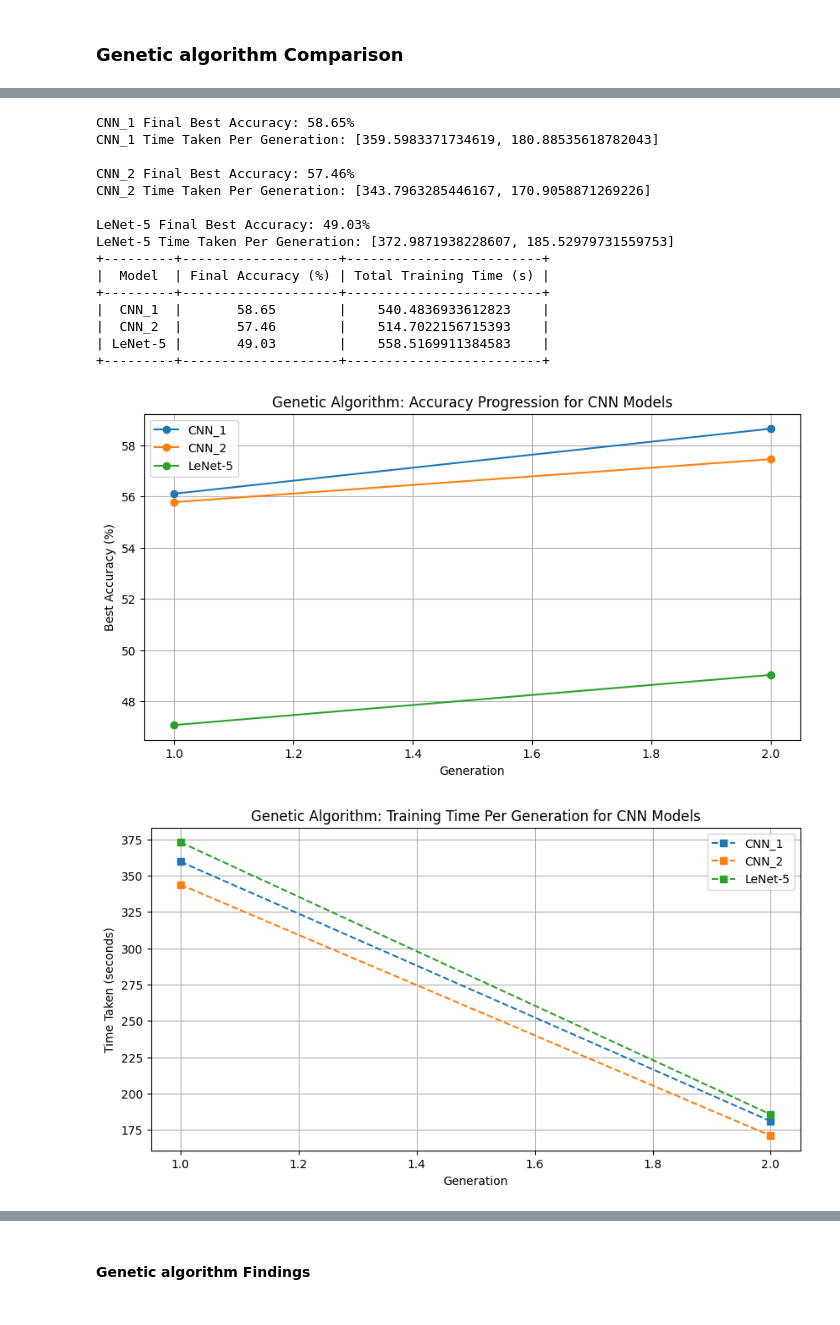
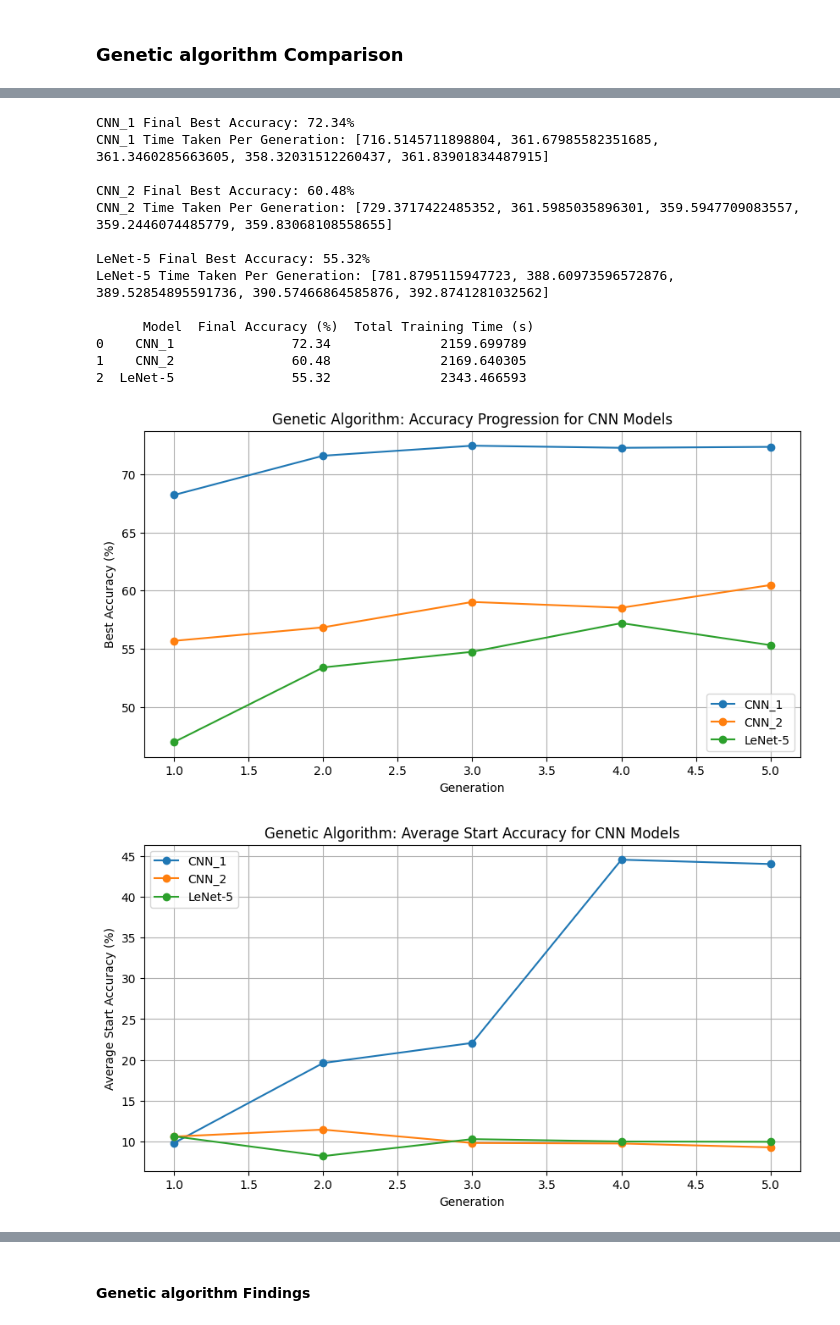
Before and after one commit to EmmanuelAdio/AAI-Coursework, a Jupyter notebook: AAI_Coursework_CNN_GA.ipynb, the cells around one changed output, grey strips where cells are left out. Saved outputs shown, nothing was run; the diff lists cells and outputs as text; code cells hidden in the pictures.

```diff
--- a/AAI_Coursework_CNN_GA.ipynb
+++ b/AAI_Coursework_CNN_GA.ipynb
@@ -827,8 +827,8 @@ Number of test images: 10000
 # %%
 #Global variables used on all models to keep comparisions fair
 #genetic algorithm parameters
-GENERATIONS = 2
-POPULATION_SIZE = 4
+GENERATIONS = 5
+POPULATION_SIZE = 8
 MUTATION_RATE = 0.1
 
 #training parameters
@@ -941,7 +941,7 @@ colors = {"CNN_1": "blue", "CNN_2": "orange", "LeNet-5": "green"}
 
 plt.figure(figsize=(12, 6))
 
-for model_name in traditional_models.keyes():
+for model_name in traditional_models:
     plt.plot(range(1, len(train_accuracies[model_name]) + 1), train_accuracies[model_name],
              label=f"{model_name} (Train)", marker="o", linestyle="-", color=colors[model_name])
     plt.plot(range(1, len(test_accuracies[model_name]) + 1), test_accuracies[model_name],
@@ -1024,19 +1024,22 @@ Time taken for generation 2: 185.53 seconds
 # %%
-# compare the models
 # Print Summary for Each Model
 for model_name, results in ga_results.items():
     print(f"\n{model_name} Final Best Accuracy: {results['best_accuracies'][-1]:.2f}%")
     print(f"{model_name} Time Taken Per Generation: {results['generation_times']}")
 
 # Create a DataFrame to compare the genetic algorithm results
-ga_comparison_df = pd.DataFrame(columns=["Model", "Final Accuracy (%)", "Total Training Time (s)"])
+ga_comparison_data = []  # Use a list to store rows before creating the DataFrame
 
 for model_name, results in ga_results.items():
     final_accuracy = results["best_accuracies"][-1]
     total_training_time = sum(results["generation_times"])
-    ga_comparison_df = ga_comparison_df.append({"Model": model_name, "Final Accuracy (%)": final_accuracy, "Total Training Time (s)": total_training_time}, ignore_index=True)
+    ga_comparison_data.append({"Model": model_name, "Final Accuracy (%)": final_accuracy, "Total Training Time (s)": total_training_time})
 
-print(ga_comparison_df)
+# Convert the list into a DataFrame
+ga_comparison_df = pd.DataFrame(ga_comparison_data)
+
+# Print the DataFrame
+print("\n",ga_comparison_df)
 
 # Extract results for visualization
 # Extract best accuracies and generation times for each model
@@ -1063,45 +1066,43 @@ plt.figure(figsize=(10, 5))
 
 # Plot average start accuracies for all models
 for model_name, accuracies in average_start_accuracies.items():
     plt.plot(range(1, len(accuracies) + 1), accuracies, marker="o", linestyle="-", label=model_name)
 
 plt.xlabel("Generation")
 plt.ylabel("Average Start Accuracy (%)")
 plt.title("Genetic Algorithm: Average Start Accuracy for CNN Models")
 plt.legend()
 plt.grid(True)
 plt.show()
 
 # Plot training time curves for all models
 for model_name, times in generation_times.items():
     plt.plot(range(1, len(times) + 1), times, marker="s", linestyle="--", label=model_name)
 
 plt.xlabel("Generation")
 plt.ylabel("Time Taken (seconds)")
 plt.title("Genetic Algorithm: Training Time Per Generation for CNN Models")
 plt.legend()
 plt.grid(True)
 plt.show()
 
 # save the best models
 torch.save(ga_results["CNN_1"]["best_model"].state_dict(), "ga_cnn_1.pth")
 torch.save(ga_results["CNN_2"]["best_model"].state_dict(), "ga_cnn_2.pth")
 torch.save(ga_results["LeNet-5"]["best_model"].state_dict(), "ga_lenet5.pth")
 # %% [output]
-CNN_1 Final Best Accuracy: 58.65%
-CNN_1 Time Taken Per Generation: [359.5983371734619, 180.88535618782043]
+CNN_1 Final Best Accuracy: 72.34%
+CNN_1 Time Taken Per Generation: [716.5145711898804, 361.67985582351685, 361.3460285663605, 358.32031512260437, 361.83901834487915]
 
-CNN_2 Final Best Accuracy: 57.46%
-CNN_2 Time Taken Per Generation: [343.7963285446167, 170.9058871269226]
+CNN_2 Final Best Accuracy: 60.48%
+CNN_2 Time Taken Per Generation: [729.3717422485352, 361.5985035896301, 359.5947709083557, 359.2446074485779, 359.83068108558655]
 
-LeNet-5 Final Best Accuracy: 49.03%
-LeNet-5 Time Taken Per Generation: [372.9871938228607, 185.52979731559753]
-+---------+--------------------+-------------------------+
-|  Model  | Final Accuracy (%) | Total Training Time (s) |
-+---------+--------------------+-------------------------+
-|  CNN_1  |       58.65        |    540.4836933612823    |
-|  CNN_2  |       57.46        |    514.7022156715393    |
-| LeNet-5 |       49.03        |    558.5169911384583    |
-+---------+--------------------+-------------------------+
+LeNet-5 Final Best Accuracy: 55.32%
+LeNet-5 Time Taken Per Generation: [781.8795115947723, 388.60973596572876, 389.52854895591736, 390.57466864585876, 392.8741281032562]
+
+      Model  Final Accuracy (%)  Total Training Time (s)
+0    CNN_1               72.34              2159.699789
+1    CNN_2               60.48              2169.640305
+2  LeNet-5               55.32              2343.466593
-[figure, old version]
+[figure, new version]
-[figure, old version]
+[figure, new version]
```
Also changed, not shown: parts of 21 cells of this notebook.
